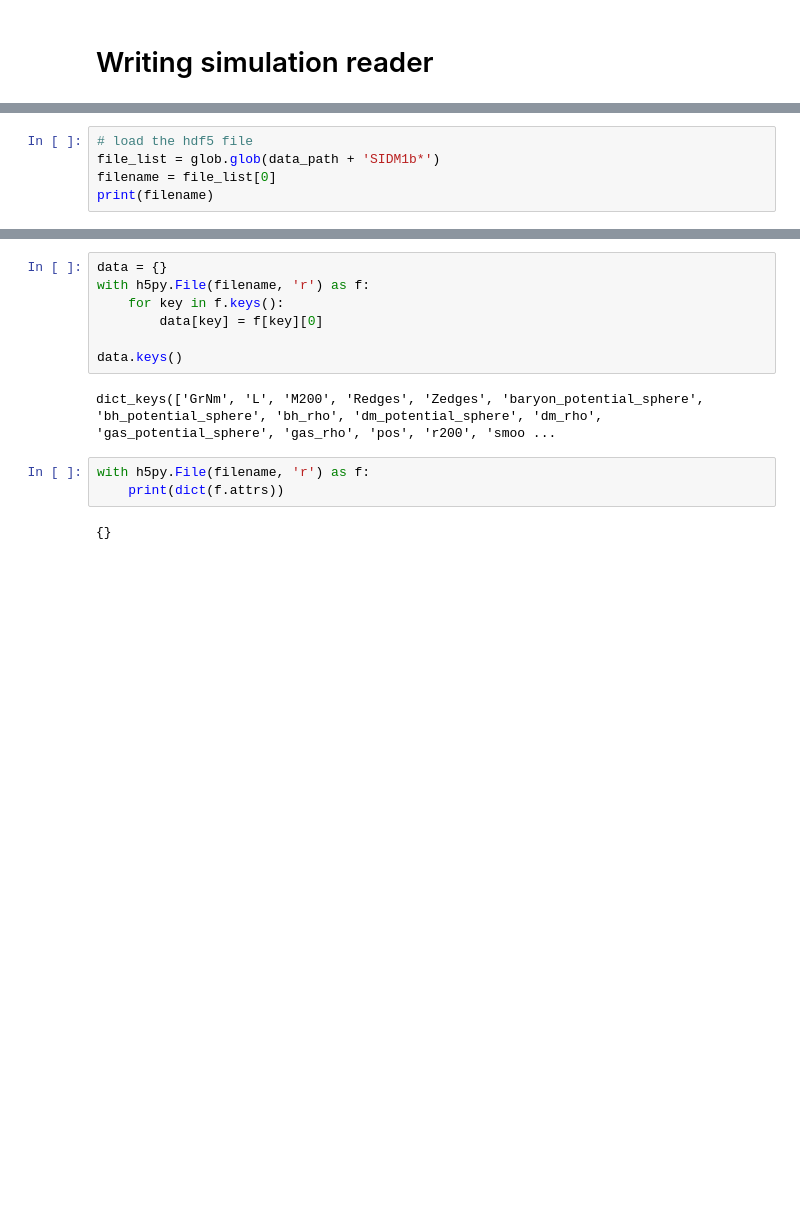
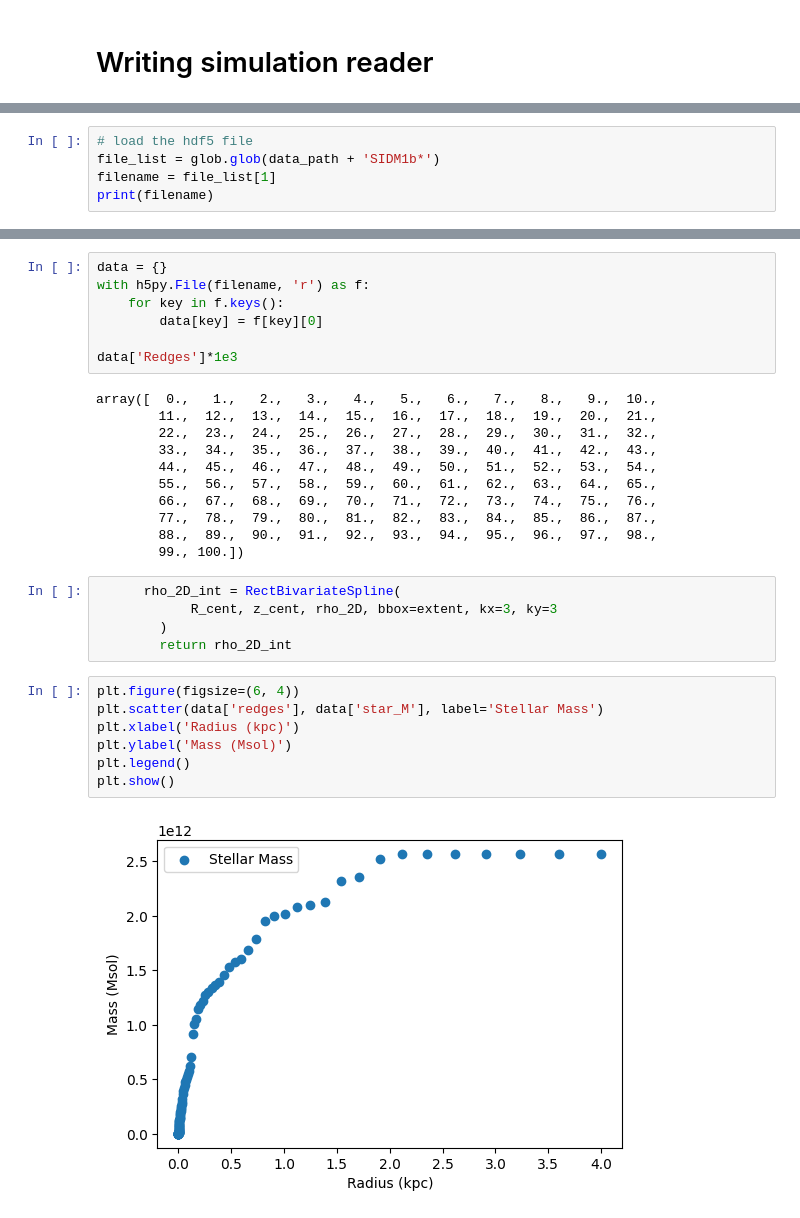
Before and after one commit to AdamSmithOrlik/nonspherical-sidm-jeans-model, a Jupyter notebook: examples/dev.ipynb, the cells around one changed output, grey strips where cells are left out. Cells and saved outputs as stored; diff of their text form; blank space fills up the shorter version.

```diff
--- a/examples/dev.ipynb
+++ b/examples/dev.ipynb
@@ -159,6 +151,6 @@ os.listdir(data_path)
 # %%
 # load the hdf5 file
 file_list = glob.glob(data_path + 'SIDM1b*')
-filename = file_list[0]
+filename = file_list[1]
 print(filename)
 # %% [output]
@@ -183,14 +174,32 @@ with h5py.File(filename, 'r') as f:
     for key in f.keys():
         data[key] = f[key][0]
 
-data.keys()
+data['Redges']*1e3
 # %% [output]
-dict_keys(['GrNm', 'L', 'M200', 'Redges', 'Zedges', 'baryon_potential_sphere', 'bh_potential_sphere', 'bh_rho', 'dm_potential_sphere', 'dm_rho', 'gas_potential_sphere', 'gas_rho', 'pos', 'r200', 'smoo ...
+array([  0.,   1.,   2.,   3.,   4.,   5.,   6.,   7.,   8.,   9.,  10.,
+        11.,  12.,  13.,  14.,  15.,  16.,  17.,  18.,  19.,  20.,  21.,
+        22.,  23.,  24.,  25.,  26.,  27.,  28.,  29.,  30.,  31.,  32.,
+        33.,  34.,  35.,  36.,  37.,  38.,  39.,  40.,  41.,  42.,  43.,
+        44.,  45.,  46.,  47.,  48.,  49.,  50.,  51.,  52.,  53.,  54.,
+        55.,  56.,  57.,  58.,  59.,  60.,  61.,  62.,  63.,  64.,  65.,
+        66.,  67.,  68.,  69.,  70.,  71.,  72.,  73.,  74.,  75.,  76.,
+        77.,  78.,  79.,  80.,  81.,  82.,  83.,  84.,  85.,  86.,  87.,
+        88.,  89.,  90.,  91.,  92.,  93.,  94.,  95.,  96.,  97.,  98.,
+        99., 100.])
-# %%
-with h5py.File(filename, 'r') as f:
-    print(dict(f.attrs))
-# %% [output]
-{}
+# %%
+      rho_2D_int = RectBivariateSpline(
+            R_cent, z_cent, rho_2D, bbox=extent, kx=3, ky=3
+        )
+        return rho_2D_int
+# %%
+plt.figure(figsize=(6, 4))
+plt.scatter(data['redges'], data['star_M'], label='Stellar Mass')
+plt.xlabel('Radius (kpc)')
+plt.ylabel('Mass (Msol)')
+plt.legend()
+plt.show()
+# %% [output]
+[figure, added]
 # %%
 def print_hdf5_structure(name, obj):
     print(f"{name}: {type(obj)}")
```
Also changed, not shown: parts of 11 cells of this notebook, 2 other files.
